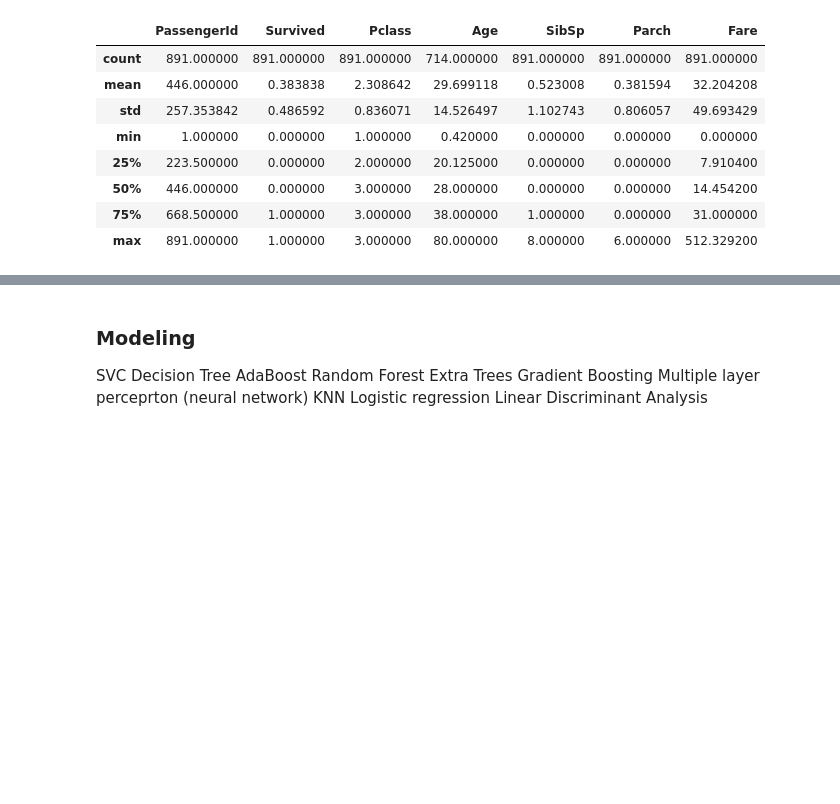
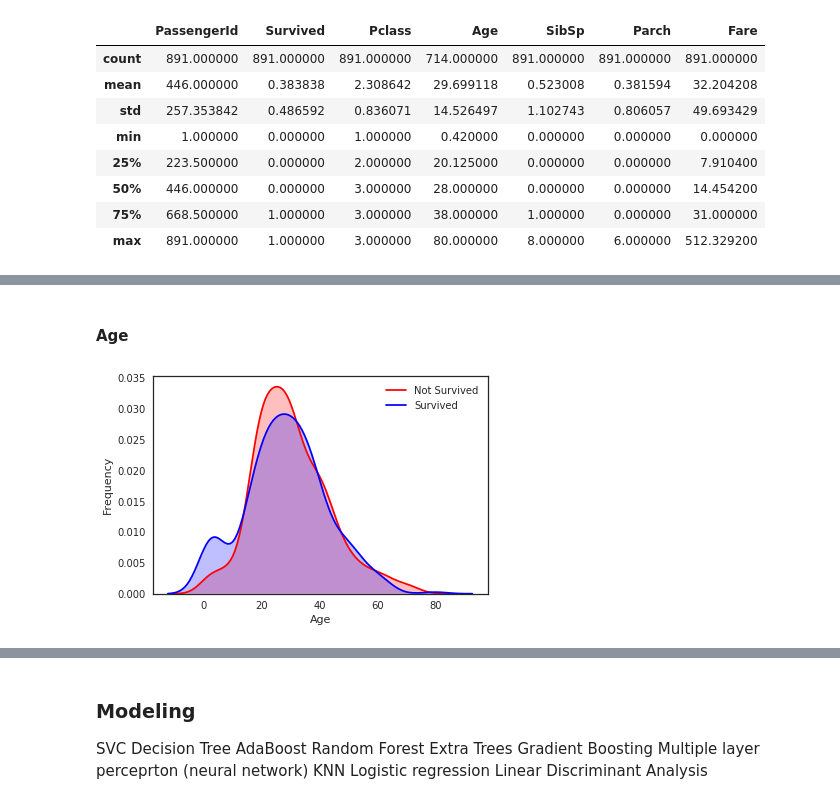
Before and after one commit to anribras/machine-learning, a Jupyter notebook: note/kaggle_titanic.ipynb, the cells around one changed output, grey strips where cells are left out. Cells and saved outputs as stored; diff of their text form; code cells hidden in the pictures; blank space fills up the shorter version.

```diff
--- a/note/kaggle_titanic.ipynb
+++ b/note/kaggle_titanic.ipynb
@@ -480,0 +237,33 @@ See the caveats in the documentation: http://pandas.pydata.org/pandas-docs/stabl
+# %%
+# Apply log to Fare to reduce skewness distribution
+#FAIR log处理，防止倾偏
+# dataset["Fare"] = dataset["Fare"].map(lambda i: np.log(i) if i > 0 else 0)
+# g = sns.distplot(dataset["Fare"], color="m", label="Skewness : %.2f"%(dataset["Fare"].skew()))
+# g = g.legend(loc="best")
+
+# qcut一下
+c = 4;
+if len(dataset['Fare'].unique()) != c:
+    dataset['Fare'] = pd.qcut(dataset['Fare'],c,labels=['low','mid','good','high'])
+# %% [markdown]
+#### Age
+# %%
+out=np.where(dataset['Age'].isnull().values==True);
+# tuple转换成list  t第１个元素是np.array
+#out =list(out[0]);
+
+#用均值一个标准差内的随机均值填充
+age_mean = dataset['Age'].mean();
+std= dataset['Age'].std();
+random_age_list = np.random.randint(age_mean - std , age_mean+std,len(out[0]));
+dataset.loc[dataset['Age'].isnull(),'Age']=random_age_list;
+# Explore Age distibution
+g = sns.kdeplot(dataset["Age"][(dataset["Survived"] == 0) & (dataset["Age"].notnull())], color="Red", shade = True)
+g = sns.kdeplot(dataset["Age"][(dataset["Survived"] == 1) & (dataset["Age"].notnull())], ax =g, color="Blue", shade= True)
+g.set_xlabel("Age")
+g.set_ylabel("Frequency")
+g = g.legend(["Not Survived","Survived"])
+
+dataset['Age']=pd.cut(dataset['Age'],5,labels=['child','teen','mid','old','older']);
+# %% [output]
+[figure, added]
```
Also changed, not shown: parts of 93 cells of this notebook, 4 other files.
